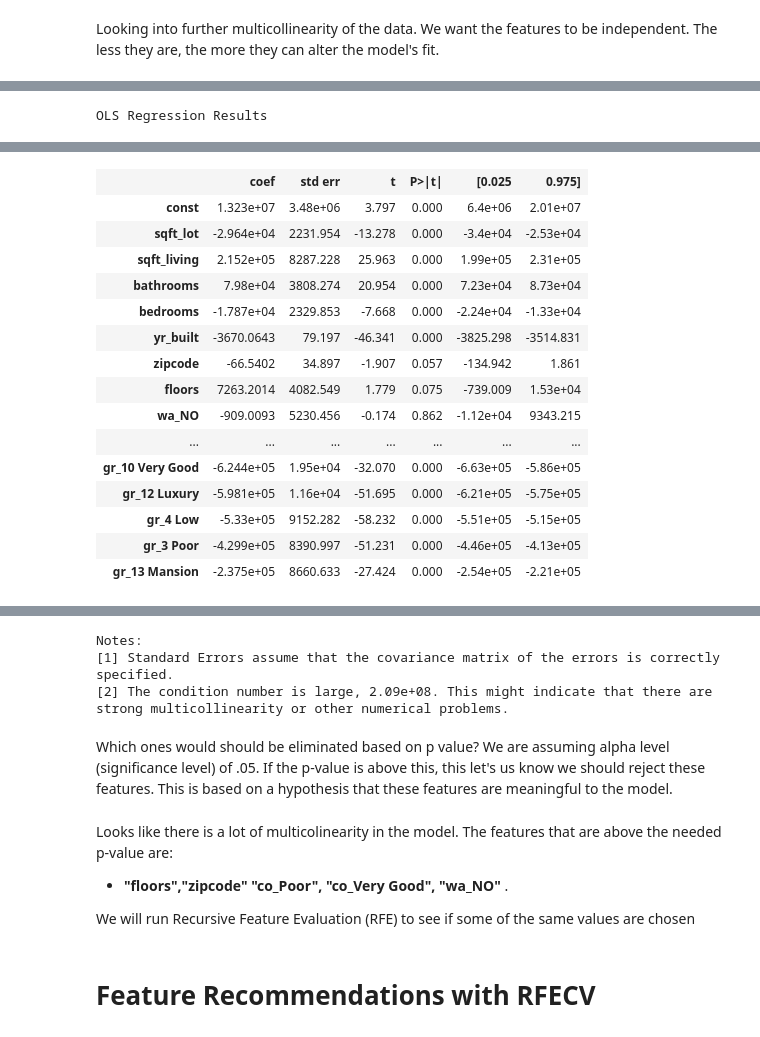
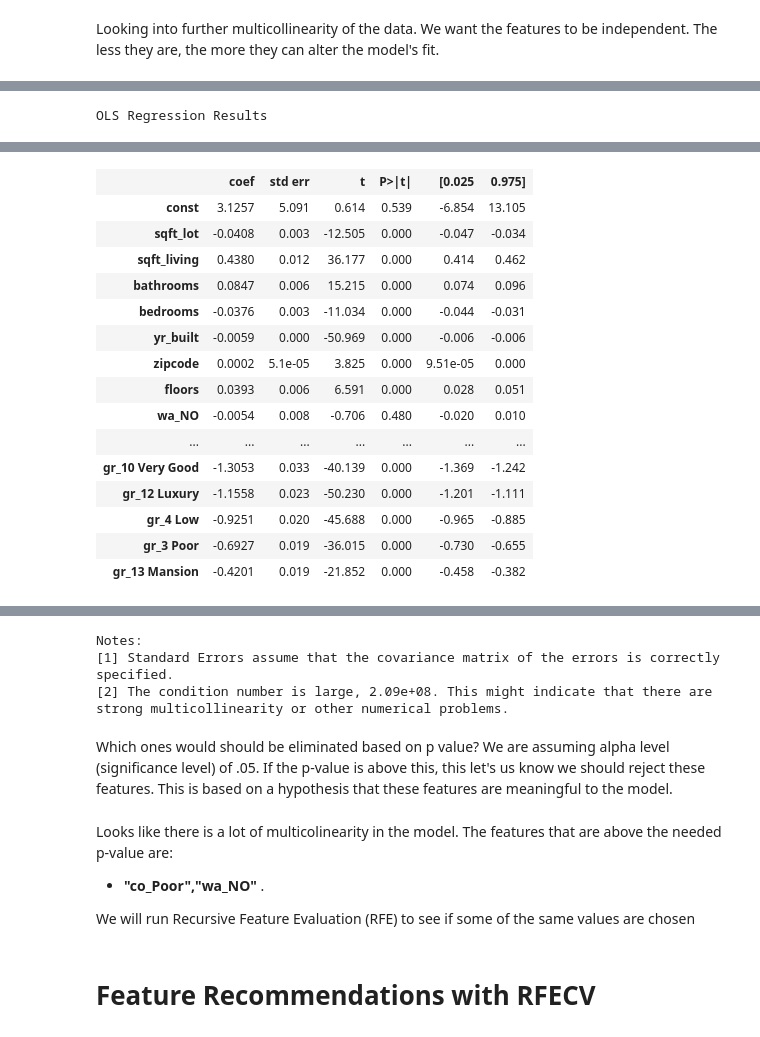
Before and after one commit to Dmvinedata/dsc-phase-2-project-v2-3, a Jupyter notebook: student.ipynb, the cells around one changed output, grey strips where cells are left out. Cells and saved outputs as stored; diff of their text form; code cells hidden in the pictures.

```diff
--- a/student.ipynb
+++ b/student.ipynb
@@ -625,3 +655,12 @@ log_feat = ["sqft_lot", "sqft_living"]
 discrete_col= ["bathrooms","bedrooms","yr_built","zipcode","floors"]
 #OHE features
 categoricals = ['waterfront', 'condition', 'grade']
+# %%
+#Reshape Y training data to support modeling without error for single arrays
+
+Y_array_train = np.array(y_train)
+y_trainarr = Y_array_train.reshape(-1,1)
+
+#Reshape the test data to support modeling without error for single arrays
+Y_array_test = np.array(y_test)
+y_testarr = Y_array_test.reshape(-1,1)
@@ -631,6 +675,7 @@ from sklearn.preprocessing import OneHotEncoder, FunctionTransformer
 
 # Instantiate transformers
 log_transformer = FunctionTransformer(np.log, validate=True)
+log_transformer_y = FunctionTransformer(np.log, validate=True)
 # OHE instantiation. Will drop a value after the concatenation
 ohe = OneHotEncoder(sparse=False)
 
@@ -639,31 +684,38 @@ ohe = OneHotEncoder(sparse=False)
 log_transformer.fit(X_train[log_feat])
 #categoricals = ['waterfront', 'condition', 'grade']
 ohe.fit(X_train[categoricals])
-
+log_transformer_y.fit(y_testarr  )
 
 #Train Transformations
 X_train_log = log_transformer.transform(X_train[log_feat])
 X_train_ohe = ohe.transform(X_train[categoricals])
+y_train_log = log_transformer_y.transform(y_trainarr)
 
 #Test Transformation
 X_test_log = log_transformer.transform(X_test[log_feat])
 X_test_ohe = ohe.transform(X_test[categoricals])
+y_test_log = log_transformer_y.transform(y_testarr)
+
 
 #Concatenate transformed train data. Keeping the same index as the original training data
+
 X_train_sec = pd.concat([
         pd.DataFrame(X_train_log, columns= log_feat, index=X_train.index),
         pd.DataFrame(X_train[discrete_col], columns= discrete_col, index=X_train.index),
-        pd.DataFrame(X_train_ohe, columns = cat_cols_encoded, index=X_train.index),
+        pd.DataFrame(X_train_ohe, columns = cat_cols_encoded, index=X_train.index)
+        ], axis=1)
+
+#Concatenate transformed test data
+X_test_sec = pd.concat([
+        pd.DataFrame(X_test_log, columns=log_feat, index=X_test.index),
+        pd.DataFrame(X_test[discrete_col], columns= discrete_col, index=X_test.index),
+        pd.DataFrame(X_test_ohe, columns = cat_cols_encoded, index=X_test.index)
 
     ], axis=1)
 
-#Concatenate transformed test data
-X_test_sec = pd.concat([
-        pd.DataFrame(X_test_log, columns= log_feat, index=X_test.index),
-        pd.DataFrame(X_test[discrete_col], columns= discrete_col, index=X_test.index),
-        pd.DataFrame(X_test_ohe, columns = cat_cols_encoded, index=X_test.index),
-
-    ], axis=1)
+#Converting the original y log array to a series with the original shape and an index
+y_train_log = pd.Series(data=y_train_log.reshape((y_train.shape)), index=X_train.index)
+y_test_log = pd.Series(data=y_test_log.reshape((y_test.shape)), index=X_test.index)
 # %%
 #checking data shapes Columns added after OHE
 print( X_train_sec.shape,X_test_sec.shape)
@@ -672,7 +734,7 @@ print( X_train_sec.shape,X_test_sec.shape)
 # %%
 #Drop the first col of each ohe CAT to reduce multicollinarity
-X_train_sec= X_train_sec.drop(['wa_Unk','co_Average','gr_7 Average'], axis=1)
-X_test_sec= X_test_sec.drop(['wa_Unk','co_Average','gr_7 Average'], axis=1)
+X_train_sec= X_train_sec.drop(['wa_Unk','co_Very Good','gr_6 Low Average'], axis=1)
+X_test_sec= X_test_sec.drop(['wa_Unk','co_Very Good','gr_6 Low Average'], axis=1)
 # %%
 print( X_train_sec.shape,X_test_sec.shape)
 # %% [output]
@@ -686,8 +748,8 @@ Modeling second model after transformations occurred.
 linreg_sec = LinearRegression(normalize= True)
 
 #Fitting training data
-linreg_sec.fit(X_train_sec, y_train)
-linreg_sec.fit(X_test_sec, y_test)
+linreg_sec.fit(X_train_sec, y_train_log)
+linreg_sec.fit(X_test_sec, y_test_log)
 LinearRegression()
 # %% [output]
 LinearRegression()
@@ -785,7 +846,7 @@ Index(['sqft_lot', 'sqft_living', 'bathrooms', 'bedrooms', 'yr_built',
 import statsmodels.api as sm
 
 #Build model
-stats_model = sm.OLS(y_train, sm.add_constant(X_train_sec)).fit()
+stats_model = sm.OLS(y_train_log, sm.add_constant(X_train_sec)).fit()
 
 #View model
 stats_model.summary()
@@ -801,18 +862,18 @@ OLS Regression Results
 | Df Model: | 23 |  |  |
 | Covariance Type: | nonrobust |  |  |
 |  | coef | std err | t | P>|t| | [0.025 | 0.975] |
-| const | 1.323e+07 | 3.48e+06 | 3.797 | 0.000 | 6.4e+06 | 2.01e+07 |
-| sqft_lot | -2.964e+04 | 2231.954 | -13.278 | 0.000 | -3.4e+04 | -2.53e+04 |
-| sqft_living | 2.152e+05 | 8287.228 | 25.963 | 0.000 | 1.99e+05 | 2.31e+05 |
-| bathrooms | 7.98e+04 | 3808.274 | 20.954 | 0.000 | 7.23e+04 | 8.73e+04 |
-| bedrooms | -1.787e+04 | 2329.853 | -7.668 | 0.000 | -2.24e+04 | -1.33e+04 |
-| yr_built | -3670.0643 | 79.197 | -46.341 | 0.000 | -3825.298 | -3514.831 |
-| zipcode | -66.5402 | 34.897 | -1.907 | 0.057 | -134.942 | 1.861 |
-| floors | 7263.2014 | 4082.549 | 1.779 | 0.075 | -739.009 | 1.53e+04 |
-| wa_NO | -909.0093 | 5230.456 | -0.174 | 0.862 | -1.12e+04 | 9343.215 |
+| const | 3.1257 | 5.091 | 0.614 | 0.539 | -6.854 | 13.105 |
+| sqft_lot | -0.0408 | 0.003 | -12.505 | 0.000 | -0.047 | -0.034 |
+| sqft_living | 0.4380 | 0.012 | 36.177 | 0.000 | 0.414 | 0.462 |
+| bathrooms | 0.0847 | 0.006 | 15.215 | 0.000 | 0.074 | 0.096 |
+| bedrooms | -0.0376 | 0.003 | -11.034 | 0.000 | -0.044 | -0.031 |
+| yr_built | -0.0059 | 0.000 | -50.969 | 0.000 | -0.006 | -0.006 |
+| zipcode | 0.0002 | 5.1e-05 | 3.825 | 0.000 | 9.51e-05 | 0.000 |
+| floors | 0.0393 | 0.006 | 6.591 | 0.000 | 0.028 | 0.051 |
+| wa_NO | -0.0054 | 0.008 | -0.706 | 0.480 | -0.020 | 0.010 |
 | ... | ... | ... | ... | ... | ... | ... |
-| gr_10 Very Good | -6.244e+05 | 1.95e+04 | -32.070 | 0.000 | -6.63e+05 | -5.86e+05 |
-| gr_12 Luxury | -5.981e+05 | 1.16e+04 | -51.695 | 0.000 | -6.21e+05 | -5.75e+05 |
-| gr_4 Low | -5.33e+05 | 9152.282 | -58.232 | 0.000 | -5.51e+05 | -5.15e+05 |
-| gr_3 Poor | -4.299e+05 | 8390.997 | -51.231 | 0.000 | -4.46e+05 | -4.13e+05 |
-| gr_13 Mansion | -2.375e+05 | 8660.633 | -27.424 | 0.000 | -2.54e+05 | -2.21e+05 |
+| gr_10 Very Good | -1.3053 | 0.033 | -40.139 | 0.000 | -1.369 | -1.242 |
+| gr_12 Luxury | -1.1558 | 0.023 | -50.230 | 0.000 | -1.201 | -1.111 |
+| gr_4 Low | -0.9251 | 0.020 | -45.688 | 0.000 | -0.965 | -0.885 |
+| gr_3 Poor | -0.6927 | 0.019 | -36.015 | 0.000 | -0.730 | -0.655 |
+| gr_13 Mansion | -0.4201 | 0.019 | -21.852 | 0.000 | -0.458 | -0.382 |
@@ -829,7 +890,7 @@ Which ones would should be eliminated based on p value? We are assuming alpha le
 If the p-value is above this, this let's us know we should reject these features. This is based on a hypothesis that these features are meaningful to the model.
 # %% [markdown]
 Looks like there is a lot of multicolinearity in the model. The features that are above the needed p-value are:
-- **"floors","zipcode" "co_Poor", "co_Very Good", "wa_NO"** .
+- **"co_Poor","wa_NO"** .
 
 We will run Recursive Feature Evaluation (RFE) to see if some of the same values are chosen
 # %% [markdown]
```
Also changed, not shown: parts of 77 cells of this notebook.
